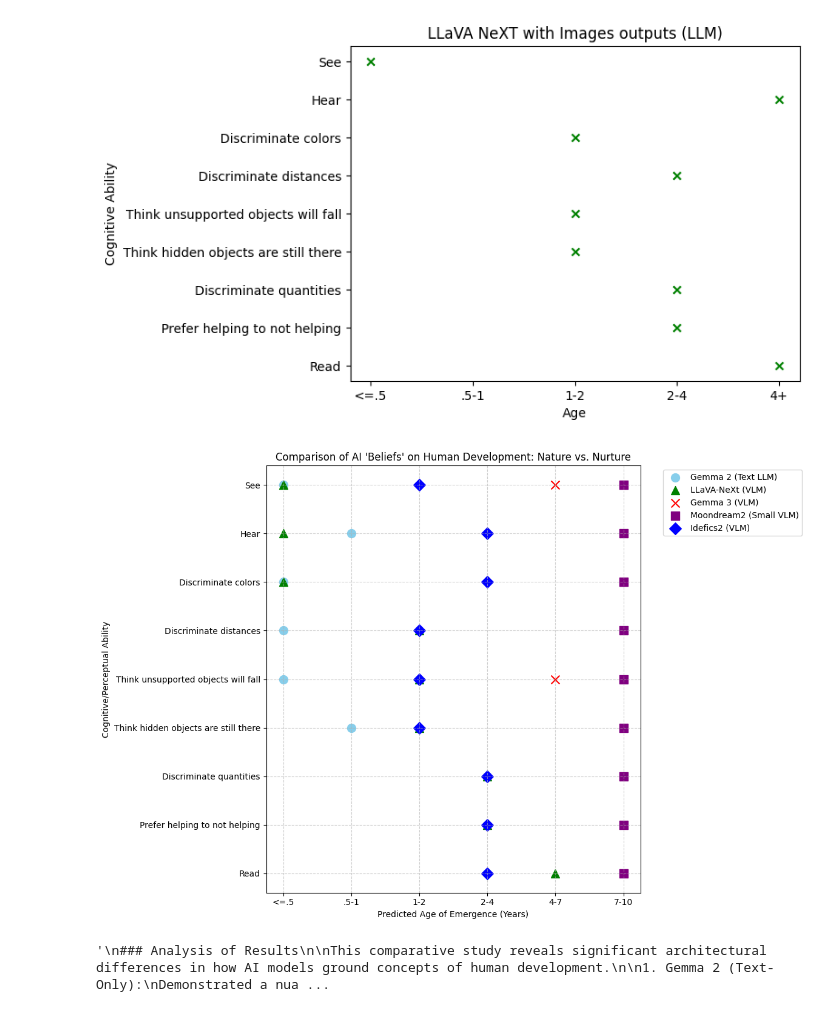
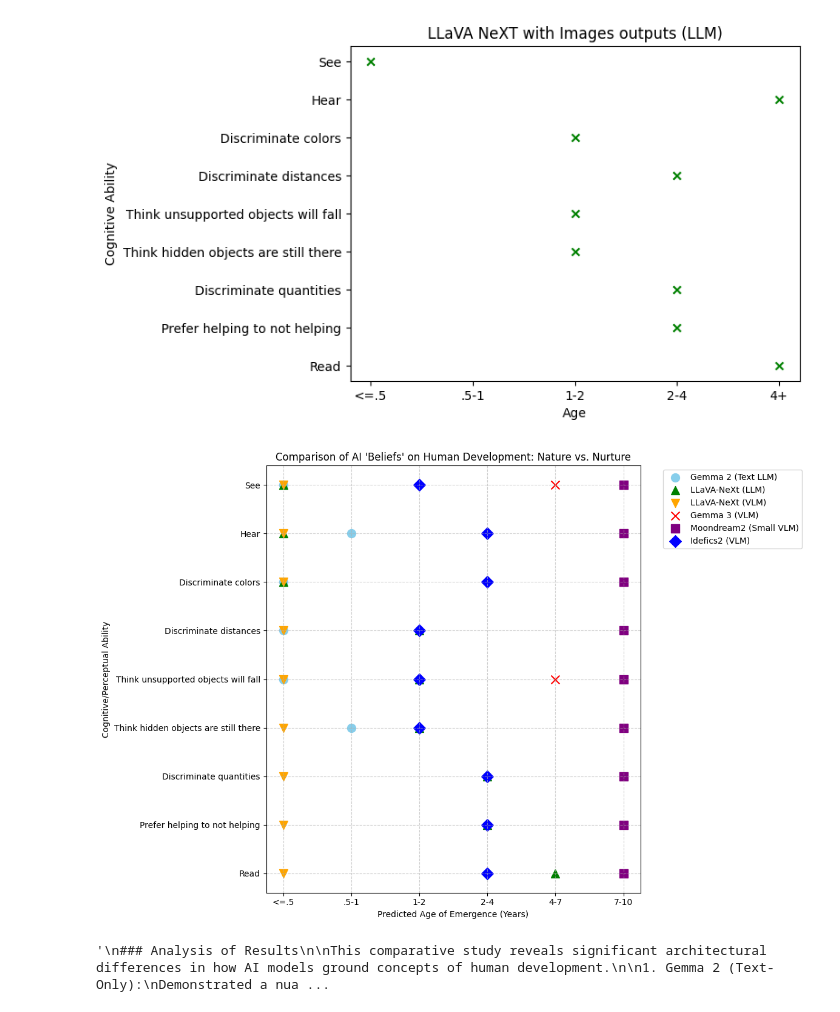
Before and after one commit to yunchen-hung/machine-beliefs, a Jupyter notebook: plotting.ipynb, the cells around one changed output. Cells and saved outputs as stored; diff of their text form; code cells hidden in the pictures.

Commit message:
update plots

```diff
--- a/plotting.ipynb
+++ b/plotting.ipynb
@@ -161,7 +161,9 @@ categories = [
 
 gemma2_values = ["<=.5", ".5-1", "<=.5", "<=.5", "<=.5", ".5-1", "2-4", "2-4", "2-4"]
 
-llava_values = ["<=.5", "<=.5", "<=.5", "1-2", "1-2", "1-2", "2-4", "2-4", "4+"]
+llava_llm_values = ["<=.5", "<=.5", "<=.5", "1-2", "1-2", "1-2", "2-4", "2-4", "4+"]
+
+llava_vlm_values = ["<=.5", "<=.5", "<=.5", "<=.5", "<=.5", "<=.5", "<=.5", "<=.5", "<=.5"]
 
 gemma3_values = ["4-7", "7-10", "7-10", "7-10", "4-7", "7-10", "7-10", "7-10", "7-10"]
 
@@ -180,7 +182,8 @@ def clean_val(v):
 
 
 gemma2_cleaned = [clean_val(v) for v in gemma2_values]
-llava_cleaned = [clean_val(v) for v in llava_values]
+llava_llm_cleaned = [clean_val(v) for v in llava_llm_values]
+llava_vlm_cleaned = [clean_val(v) for v in llava_vlm_values]
 gemma3_cleaned = [clean_val(v) for v in gemma3_values]
 moondream_cleaned = [clean_val(v) for v in moondream_values]
 idefics2_cleaned = [clean_val(v) for v in idefics2_values]
@@ -188,7 +191,8 @@ idefics2_cleaned = [clean_val(v) for v in idefics2_values]
 y_pos = range(len(categories))
 
 x_gemma2 = [final_labels.index(v) for v in gemma2_cleaned]
-x_llava = [final_labels.index(v) for v in llava_cleaned]
+x_llm_llava = [final_labels.index(v) for v in llava_llm_cleaned]
+x_vlm_llava = [final_labels.index(v) for v in llava_vlm_cleaned]
 x_gemma3 = [final_labels.index(v) for v in gemma3_cleaned]
 x_moondream = [final_labels.index(v) for v in moondream_cleaned]
 x_idefics2 = [final_labels.index(v) for v in idefics2_cleaned]
@@ -197,7 +201,8 @@ x_idefics2 = [final_labels.index(v) for v in idefics2_cleaned]
 plt.figure(figsize=(12, 8))
 
 plt.scatter(x_gemma2, y_pos, marker='o', color='skyblue', s=100, label='Gemma 2 (Text LLM)')
-plt.scatter(x_llava, y_pos, marker='^', color='green', s=100, label='LLaVA-NeXt (VLM)')
+plt.scatter(x_llm_llava, y_pos, marker='^', color='green', s=100, label='LLaVA-NeXt (LLM)')
+plt.scatter(x_vlm_llava, y_pos, marker='v', color='orange', s=100, label='LLaVA-NeXt (VLM)')
 plt.scatter(x_gemma3, y_pos, marker='x', color='red', s=100, label='Gemma 3 (VLM)')
 plt.scatter(x_moondream, y_pos, marker='s', color='purple', s=100, label='Moondream2 (Small VLM)')
 plt.scatter(x_idefics2, y_pos, marker='D', color='blue', s=100, label='Idefics2 (VLM)')
@@ -215,32 +220,32 @@ plt.tight_layout()
 plt.show()
 
 # Final Analysis & Comments
 """
 ### Analysis of Results
 
 This comparative study reveals significant architectural differences in how AI models ground concepts of human development.
 
 1. Gemma 2 (Text-Only):
 Demonstrated a nuanced, textbook-like understanding, correctly identifying perceptual traits as innate. Implication: The knowledge exists in the language weights; pure text models align well with scientific consensus.
 
 2. LLaVA-NeXt (VLM):
 The most realistic VLM. It aligned closely with the Text-Only model for innate traits, showing strong visual grounding. Its bias Leans towards Nature.
 
 3. Gemma 3 (VLM):
 Exhibited a severe "Nurture / Safety" Bias. It rated almost all traits as emerging late (4-7+ years).
 This is caused likely due to a failure to ground visual input or a safety alignment issue.
 
 4. Moondream2 (Small VLM):
 Consistently selected Image 3 (School-age) for every question.
 Finding: This indicates a "Complexity Bias". Due to its small size (2B), it lacked the granularity to distinguish developmental stages, defaulting to the most visually distinct human figure.
 
 5. Idefics2 (VLM):
 Showed a unique, "Split" personality. It correctly identified *Physical Physics* traits (Seeing, Gravity, Object Permanence) as innate (Image 1/Newborn). However, it rated *Sensory/Social* traits (Hearing, Colors, Helping) as late (Image 3/School-age).
 Finding: Unlike Moondream, Idefics2 can visually distinguish the options. Its results suggest it separates "Physical Reality" (innate) from "Learned Skills" (nurture) differently than humans do.
 
 Conclusion:
 Model size and architecture drastically alter "beliefs." Large models (Gemma 3) may over-correct towards caution (Nurture), small models (Moondream) may collapse towards simplicity, while mid-sized models with strong vision encoders (LLaVA, Idefics2) show the most biologically plausible reasoning, though they still differ on specific traits.
 """
 # %% [output]
-[figure, old version]
+[figure, new version]
 '\n### Analysis of Results\n\nThis comparative study reveals significant architectural differences in how AI models ground concepts of human development.\n\n1. Gemma 2 (Text-Only):\nDemonstrated a nua ...
```
